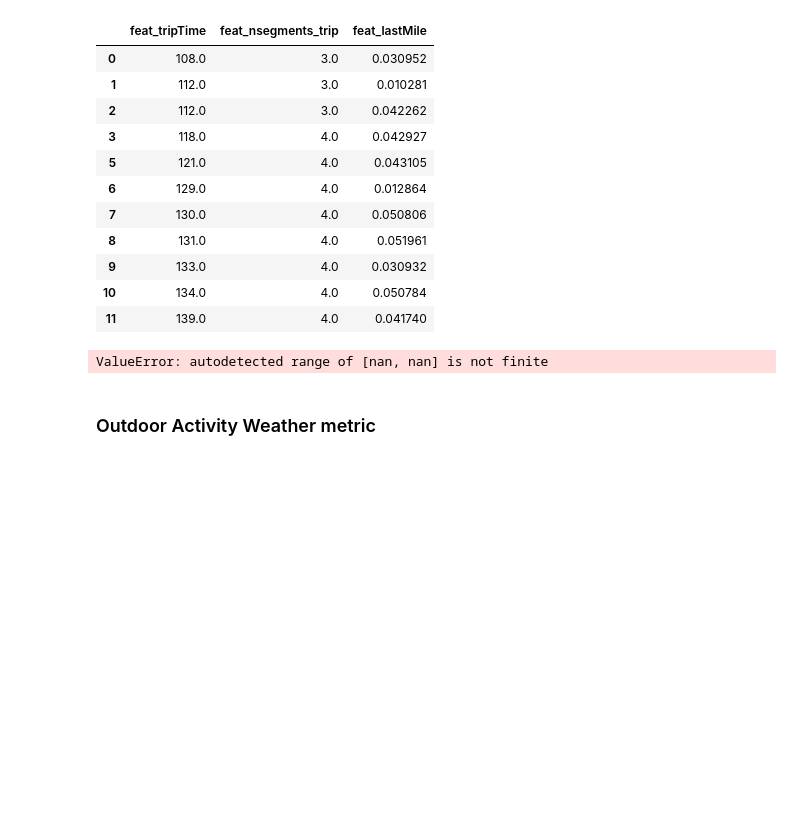
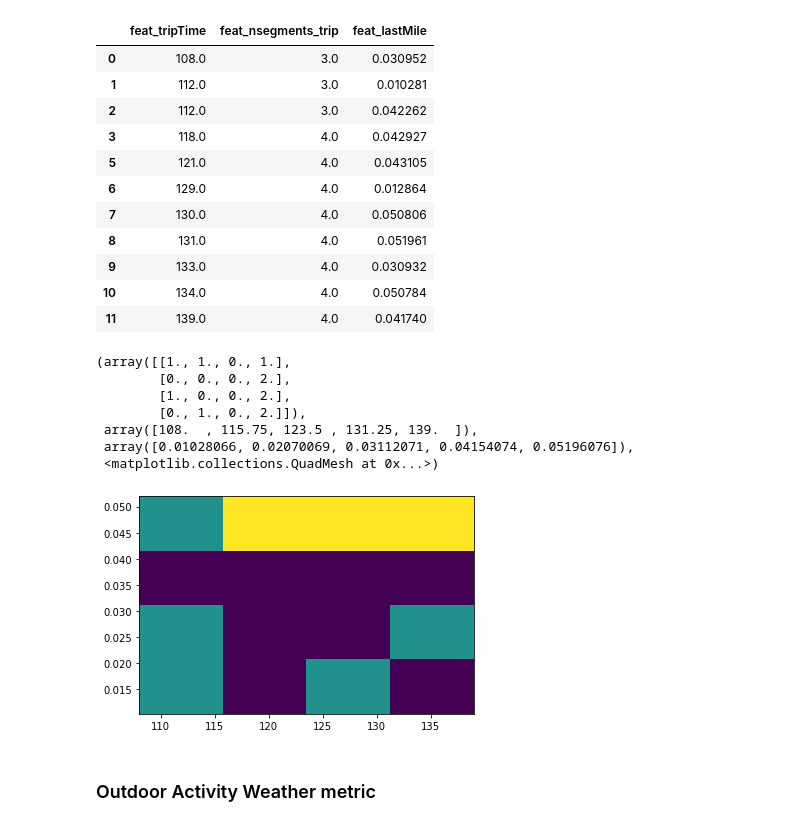
Before and after one commit to RiesBen/polyHack2021_SBB, a Jupyter notebook: src/jnbs/backend_logic.ipynb, the cells around one changed output. Drawn from its saved outputs; the diff is of its cells as text; code cells hidden in the pictures; blank space fills up the shorter version.

```diff
--- a/src/jnbs/backend_logic.ipynb
+++ b/src/jnbs/backend_logic.ipynb
@@ -26,11 +26,12 @@ starting_time = datetime.datetime.fromisoformat('2021-10-30T12:02:00.036331')
 
 destination = "Ilanz" #None
 destination = "Zug"
-destination_radius = 10000
+destination_radius = 50000
 
 suprise:bool = False
 
 experience = None
+redoAll=True
 # %%
 #Meta Statistics
 loss_data = {}
@@ -161,23 +156,27 @@ next_station = []
 next_station_d = []
 closeStations = []
 for i, row in f_oa_df.iterrows():
-        stations = row['closeStations']
-        close_stations_distances = [dist2DDeg_KM(row['startingPoint'],station['coordinatesWGS84'])/1000 for station in stations]
-        closest_station_i = np.argmin(close_stations_distances)
-        closest_station_dmin = np.min(close_stations_distances)
-        closest_station = row['closeStations'][closest_station_i]
+        if(isinstance(row['closeStations'],list)):
+            stations = row['closeStations']
+            print(type(stations), stations)
+            close_stations_distances = [dist2DDeg_KM(row['startingPoint'],station['coordinatesWGS84'])/1000 for station in stations]
+            closest_station_i = np.argmin(close_stations_distances)
+            closest_station_dmin = np.min(close_stations_distances)
+            closest_station = row['closeStations'][closest_station_i]
 
-        #Add info to closeStations
-        #print(row['closeStations'],)
-        [station.update({"distanceToOA": dist}) for station, dist in zip(stations, close_stations_distances)]
-        closeStations.append(stations)
-
-        next_station.append(closest_station)
-        next_station_d.append(closest_station_dmin)
+            #Add info to closeStations
+            print(row['closeStations'],)
+            [station.update({"distanceToOA": dist}) for station, dist in zip(stations, close_stations_distances)]
+            closeStations.append(stations)
+            next_station.append(closest_station)
+            next_station_d.append(closest_station_dmin)
+        else:
+            closeStations.append(np.nan)
+            next_station.append(np.nan)
+            next_station_d.append(np.nan)
         #print("closest_station: ",closest_station_i, closest_station_dmin)
 #print(len(close_stations))
 f_oa_df["nextStation"] = pd.Series(next_station)
-f_oa_df["nextStation_d"] = pd.Series(next_station_d)
 f_oa_df["closeStations"] = pd.Series(closeStations)
 
 f_oa_df.dropna(how='all', inplace=True)
@@ -233,6 +245,7 @@ def get_fastest_trip(destinationStation_ID, startLocation_ID, starting_time):
                                               destinationId=destinationStation_ID,
                                               date=starting_time.date(),
                                               time=starting_time.time())
+    print(trip_request)
     trips = timetable.get_tripRequest(trip_request)
     if(len(trips) == 0):
         return np.nan
@@ -256,13 +269,15 @@ def get_fastest_trip(destinationStation_ID, startLocation_ID, starting_time):
         return fastest_trip
 
 trip_oa_df_path = "oa_df_withStations_withTrips.obj"
-if(os.path.exists(trip_oa_df_path) and False):
-    trip_oa_df = pd.read_pickle(trip_oa_df_path)
-else:
+if(not os.path.exists(trip_oa_df_path) or redoAll):
     trip_oa_df = f_oa_df
     trip_oa_df["fastestTripToDestination"] = trip_oa_df.apply(lambda x: get_fastest_trip(x["nextStation"]['uicOrId'], startLocation_ID=startLocation_ID, starting_time=starting_time), axis=1)
     trip_oa_df["fastestTripHome"] = trip_oa_df.apply(lambda x: get_fastest_trip(startLocation_ID=startLocation_ID, destinationStation_ID=x["nextStation"]['uicOrId'], starting_time=starting_time+datetime.timedelta(minutes=x["time"]["min"])), axis=1)
     trip_oa_df.dropna(subset=["fastestTripToDestination", "fastestTripHome"], inplace=True)
     trip_oa_df.to_pickle(trip_oa_df_path)
+else:
+    trip_oa_df = pd.read_pickle(trip_oa_df_path)
+trip_oa_df.dropna(subset=["fastestTripToDestination", "fastestTripHome"], inplace=True)
+
 trip_oa_df.shape
 # %% [output]
@@ -372,7 +372,3 @@ trip_oa_df[[x for x in trip_oa_df.columns if("feat" in x)]].dropna()
 | 9 | 133.0 | 4.0 | 0.030932 |
 | 10 | 134.0 | 4.0 | 0.050784 |
 | 11 | 139.0 | 4.0 | 0.041740 |
-# %%
-count, division = pd.np.histogram(trip_oa_df[[x for x in trip_oa_df.columns if("feat" in x)]].dropna())
-# %% [output]
-ValueError: autodetected range of [nan, nan] is not finite
@@ -379,3 +378,14 @@ ValueError: autodetected range of [nan, nan] is not finite
+# %%
+plt.hist2d(x=trip_oa_df["feat_tripTime"].dropna(), y=trip_oa_df["feat_lastMile"].dropna(), bins=4)
+# %% [output]
+(array([[1., 1., 0., 1.],
+        [0., 0., 0., 2.],
+        [1., 0., 0., 2.],
+        [0., 1., 0., 2.]]),
+ array([108.  , 115.75, 123.5 , 131.25, 139.  ]),
+ array([0.01028066, 0.02070069, 0.03112071, 0.04154074, 0.05196076]),
+ <matplotlib.collections.QuadMesh at 0x...>)
+[figure, added]
 # %% [markdown]
 ### Outdoor Activity Weather metric
 # %%
```
Also changed, not shown: parts of 18 cells of this notebook, 4 other files.
